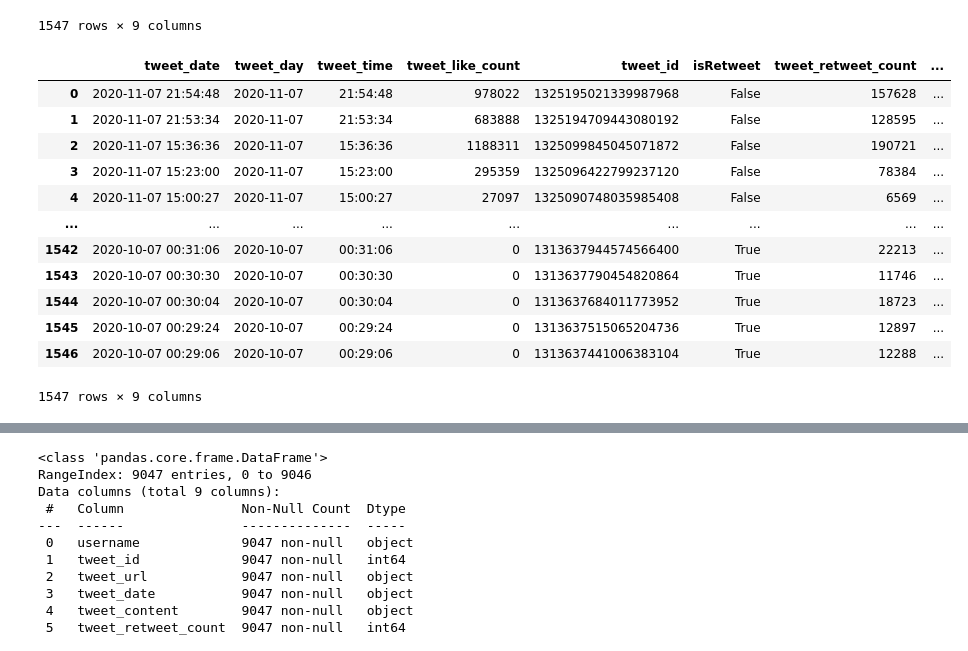
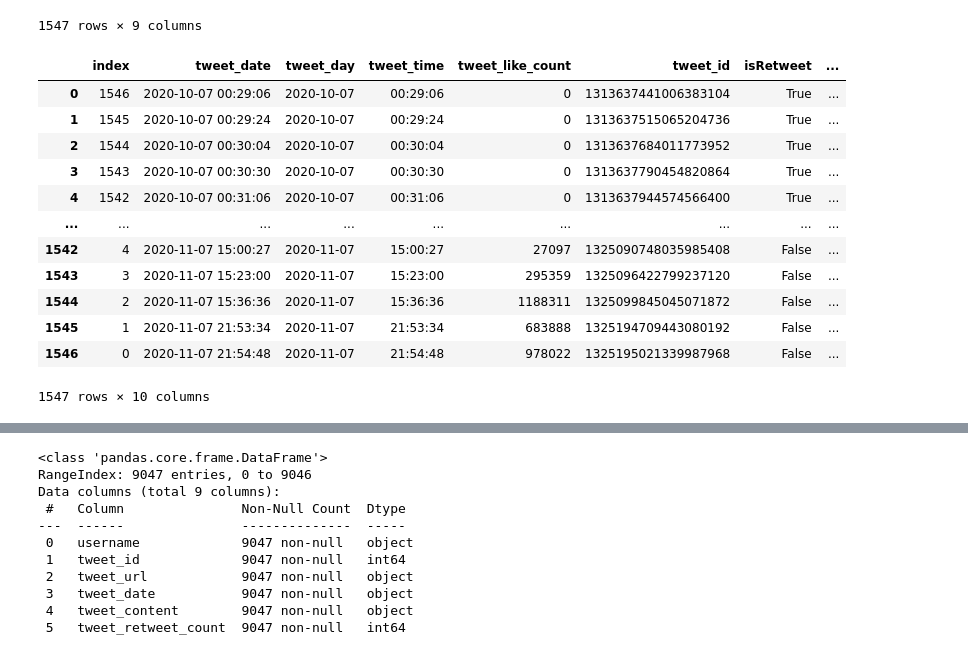
Before and after one commit to adityapalve/election-bets, a Jupyter notebook: election-bets.ipynb, the cells around one changed output, grey strips where cells are left out. Cells and saved outputs as stored; diff of their text form; code cells hidden in the pictures.

```diff
--- a/election-bets.ipynb
+++ b/election-bets.ipynb
@@ -129,21 +131,21 @@ trump
 # %%
 #We now rename the columns of the trump to match the Biden data below
 trump.rename(columns={'date': 'tweet_date', 'day': 'tweet_day', 'time': 'tweet_time', 'favorites':'tweet_like_count','id':'tweet_id', 'retweets':'tweet_retweet_count', 'text':'tweet_content'}, inplace=True)
-trump
+trump.iloc[::-1].reset_index()
 # %% [output]
-|  | tweet_date | tweet_day | tweet_time | tweet_like_count | tweet_id | isRetweet | tweet_retweet_count | ... |
-| 0 | 2020-11-07 21:54:48 | 2020-11-07 | 21:54:48 | 978022 | 1325195021339987968 | False | 157628 | ... |
-| 1 | 2020-11-07 21:53:34 | 2020-11-07 | 21:53:34 | 683888 | 1325194709443080192 | False | 128595 | ... |
-| 2 | 2020-11-07 15:36:36 | 2020-11-07 | 15:36:36 | 1188311 | 1325099845045071872 | False | 190721 | ... |
-| 3 | 2020-11-07 15:23:00 | 2020-11-07 | 15:23:00 | 295359 | 1325096422799237120 | False | 78384 | ... |
-| 4 | 2020-11-07 15:00:27 | 2020-11-07 | 15:00:27 | 27097 | 1325090748035985408 | False | 6569 | ... |
+|  | index | tweet_date | tweet_day | tweet_time | tweet_like_count | tweet_id | isRetweet | ... |
+| 0 | 1546 | 2020-10-07 00:29:06 | 2020-10-07 | 00:29:06 | 0 | 1313637441006383104 | True | ... |
+| 1 | 1545 | 2020-10-07 00:29:24 | 2020-10-07 | 00:29:24 | 0 | 1313637515065204736 | True | ... |
+| 2 | 1544 | 2020-10-07 00:30:04 | 2020-10-07 | 00:30:04 | 0 | 1313637684011773952 | True | ... |
+| 3 | 1543 | 2020-10-07 00:30:30 | 2020-10-07 | 00:30:30 | 0 | 1313637790454820864 | True | ... |
+| 4 | 1542 | 2020-10-07 00:31:06 | 2020-10-07 | 00:31:06 | 0 | 1313637944574566400 | True | ... |
 | ... | ... | ... | ... | ... | ... | ... | ... | ... |
-| 1542 | 2020-10-07 00:31:06 | 2020-10-07 | 00:31:06 | 0 | 1313637944574566400 | True | 22213 | ... |
-| 1543 | 2020-10-07 00:30:30 | 2020-10-07 | 00:30:30 | 0 | 1313637790454820864 | True | 11746 | ... |
-| 1544 | 2020-10-07 00:30:04 | 2020-10-07 | 00:30:04 | 0 | 1313637684011773952 | True | 18723 | ... |
-| 1545 | 2020-10-07 00:29:24 | 2020-10-07 | 00:29:24 | 0 | 1313637515065204736 | True | 12897 | ... |
-| 1546 | 2020-10-07 00:29:06 | 2020-10-07 | 00:29:06 | 0 | 1313637441006383104 | True | 12288 | ... |
+| 1542 | 4 | 2020-11-07 15:00:27 | 2020-11-07 | 15:00:27 | 27097 | 1325090748035985408 | False | ... |
+| 1543 | 3 | 2020-11-07 15:23:00 | 2020-11-07 | 15:23:00 | 295359 | 1325096422799237120 | False | ... |
+| 1544 | 2 | 2020-11-07 15:36:36 | 2020-11-07 | 15:36:36 | 1188311 | 1325099845045071872 | False | ... |
+| 1545 | 1 | 2020-11-07 21:53:34 | 2020-11-07 | 21:53:34 | 683888 | 1325194709443080192 | False | ... |
+| 1546 | 0 | 2020-11-07 21:54:48 | 2020-11-07 | 21:54:48 | 978022 | 1325195021339987968 | False | ... |
-1547 rows × 9 columns
+1547 rows × 10 columns
 # %%
 biden_tweets
 # %% [output]
```
Also changed, not shown: parts of 17 cells of this notebook.
